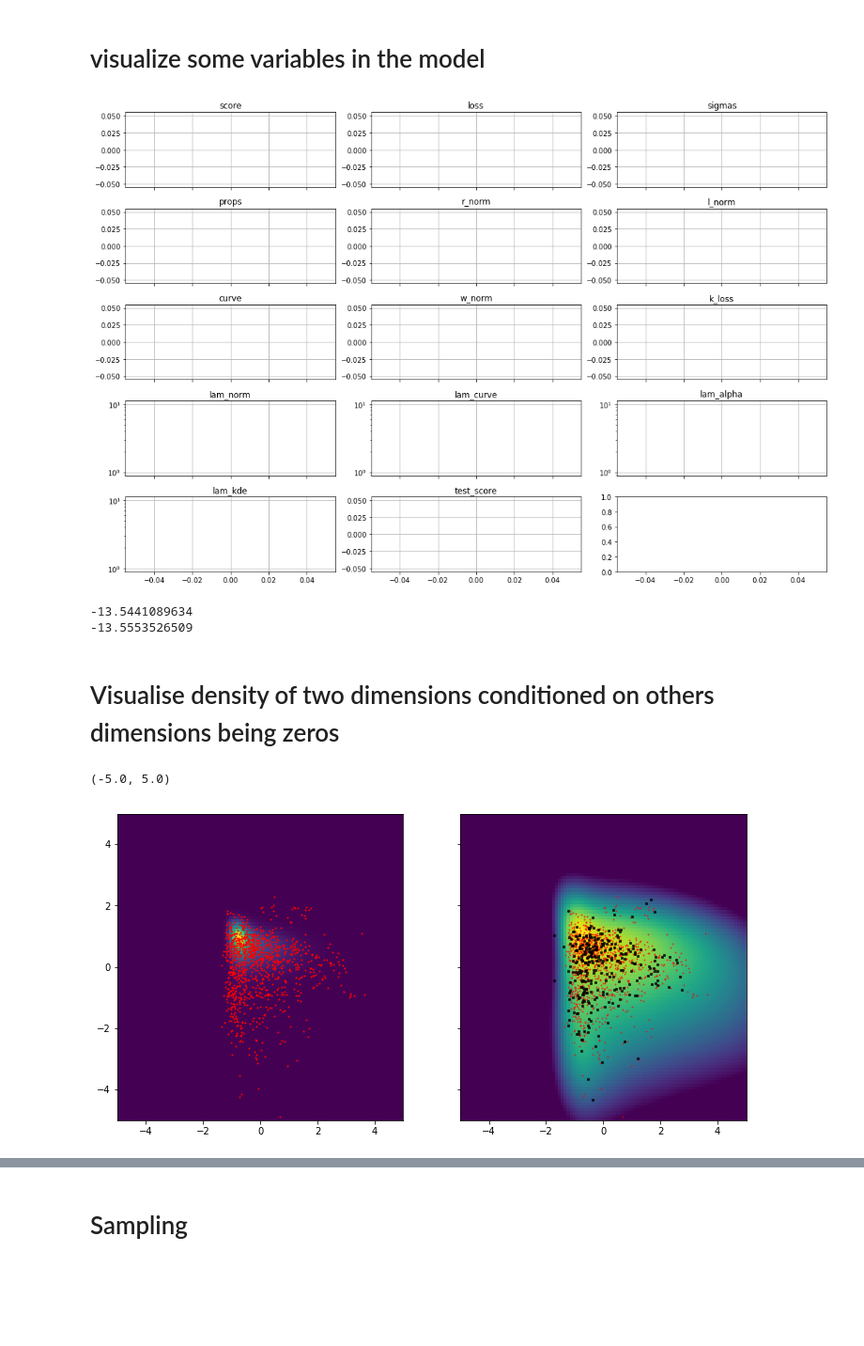
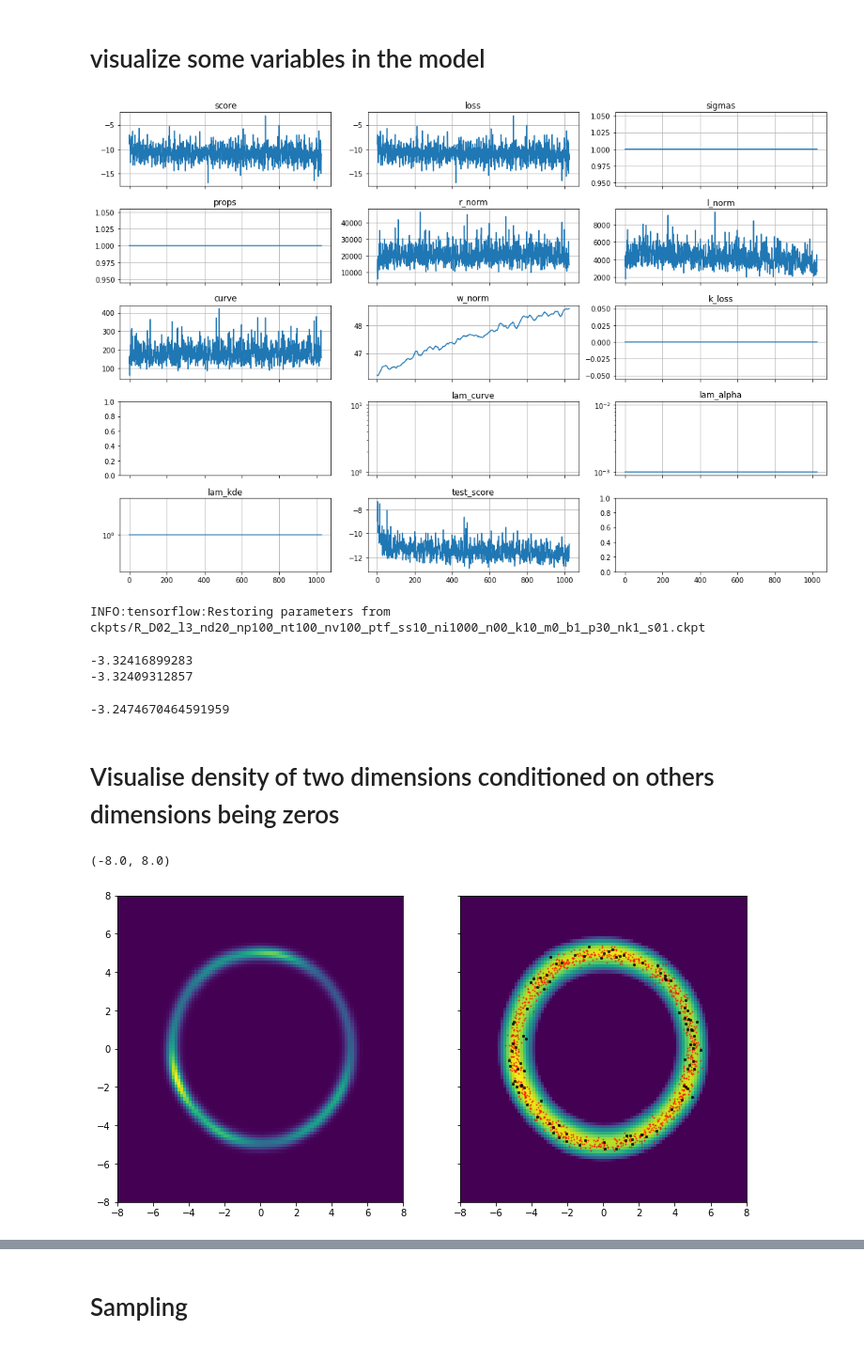
Before and after one commit to kevin-w-li/deep-kexpfam, a Jupyter notebook: training_demo.ipynb, the cells around one changed output, grey strips where cells are left out. Shown at 94% size. Cells and saved outputs as stored; diff of their text form; code cells hidden in the pictures; blank space fills up the shorter version.

```diff
--- a/training_demo.ipynb
+++ b/training_demo.ipynb
@@ -26,15 +26,12 @@ Mapped name None to device cuda: GeForce GTX 1080 Ti (0000:84:00.0)
 # %% [markdown]
 ## Load data
 # %%
-seed = 0
+seed = 1
 noise_std = 0.05
-dname = "redwine"
-p = load_data(dname,D=2,  N=5000, valid_thresh=0.0, noise_std = noise_std, seed=seed, itanh=False, whiten=True)
-#p = load_data("ring",D=2, data_args={"nring":3, "sigma":0.2}, N=5000, valid_thresh=0.0, noise_std = noise_std, seed=seed, itanh=False, whiten=True)
-
-p_clean = load_data(dname,D=2, N =5000, valid_thresh=0.0, noise_std = 0.0, seed=seed, itanh=False, whiten=True)
-p_noise = load_data(dname,D=2, N =5000, valid_thresh=0.0, noise_std = noise_std, seed=seed, itanh=False, whiten=True)
-
+#dname = "funnel"
+#p = load_data("funnel",D=2,  N=5000, valid_thresh=0.0, noise_std = noise_std, seed=seed, itanh=False, whiten=True)
+#p = load_data("spiral",D=2,  N=5000, data_args={"sigma":0.2}, valid_thresh=0.0, noise_std = noise_std, seed=seed, itanh=False, whiten=True)
+p = load_data("ring",D=2, data_args={"nring":1, "sigma":0.2}, N=5000, valid_thresh=0.0, noise_std = noise_std, seed=seed, itanh=False, whiten=True)
 D = p.D
 
 plot_size=8
@@ -48,9 +48,9 @@ ngrid = 100
 # Training the model
 If want to retrain, set `gpu_count=1` if you have a gpu
 # %%
-dl_model = DeepLite(p, npoint=300, nlayer=3, nneuron=20, init_log_lam=-3, points_std=0.0, keep_prob=1.0, init_weight_std=1.0, noise_std=0.0,
-                    points_type="opt", log_lam_weights=-6, step_size=1e-3, mixture_kernel=False, init_log_sigma=np.linspace(0,1,1), base=True,
-                    niter=5000, ntrain=100, nvalid=100, patience=30, seed=seed,gpu_count=0)
-#res = dl_model.fit(niter=5000, ntrain=100, nvalid=100,ntest=500, nbatch=1, patience=30)
-dl_model.load()
+dl_model = DeepLite(p, npoint=100, nlayer=3, nneuron=20, init_log_lam=-3, points_std=0.0, keep_prob=1.0, init_weight_std=1.0, noise_std=0.0,
+                    points_type="fixed", log_lam_weights=-6, step_size=1e-3, mixture_kernel=False, init_log_sigma=np.linspace(0,1,1), base=True,
+                    niter=1000, ntrain=100, nvalid=100, patience=30, seed=seed,gpu_count=1)
+res = dl_model.fit(niter=5000, ntrain=100, nvalid=100,ntest=500, nbatch=1, patience=30)
+#dl_model.load()
 # %% [output]
@@ -64,6 +65,8 @@ axes = axes.flatten()
 res = dl_model.state_hist
 
 for ki, k in  enumerate(res):
+    if k == "lam_norm":
+        continue
     ax = axes[ki]
     ax.plot(res[k])
     ax.set_title(k)
@@ -74,11 +77,13 @@ for ki, k in  enumerate(res):
 
 fig.tight_layout()
 # %% [output]
-[figure, old version]
+[figure, new version]
 # %%
 # final fit of alphas. Better do it on cpu so have to redefine the model (set True) and tell it gpu_count = 0
-#dl_model.set_test(True, 0)
+dl_model.set_test(True, 0)
 dl_model.fit_alpha(5000)
+# %% [output]
+INFO:tensorflow:Restoring parameters from ckpts/R_D02_l3_nd20_np100_nt100_nv100_ptf_ss10_ni1000_n00_k10_m0_b1_p30_nk1_s01.ckpt
 # %%
 # evaluate log likelihood, repeat to see whether reliable
 for i in range(2):
@@ -87,8 +92,12 @@ for i in range(2):
     test_loglik = dl_model.estimate_data_lik(p.test_data, batch_size=p.test_data.shape[0])
     print test_loglik.mean()
 # %% [output]
--13.5441089634
--13.5553526509
+-3.32416899283
+-3.32409312857
+# %%
+p.logpdf_multiple(p.test_data).mean()
+# %% [output]
+-3.2474670464591959
 # %% [markdown]
 # Visualise density of two dimensions conditioned on others dimensions being zeros
 # %%
@@ -107,10 +116,10 @@ def get_grid(r, i, j, cond):
     grid_cond[:,j] = grid[:,1]
     return grid_cond
 # %%
-idx_i, idx_j = 0,2
+idx_i, idx_j = 0,1
 
 ngrid = 100
-eval_grid = np.linspace(-5,5,ngrid)
+eval_grid = np.linspace(-8,8,ngrid)
 
 cond_values = np.zeros(p.D)
 epsilon = 1.5
@@ -131,37 +140,37 @@ gint = 5
 
 
 fig, axes = plt.subplots(1,2, figsize=(12,6), sharex=True, sharey=True)
 
 ax = axes[0]
 
 logpdf = fv.copy() - fv.max()
 pdf = np.exp(logpdf - logpdf.max())
 pdf /= pdf.sum()
 ax.pcolor(eval_grid, eval_grid, pdf.reshape(ngrid, ngrid))
-ax.scatter(p.data[:1000,idx_i], p.data[:1000,idx_j], 1, color="r", alpha=0.9)
+#ax.scatter(p.data[:1000,idx_i], p.data[:1000,idx_j], 1, color="r", alpha=0.9)
 
 
 ax = axes[1]
 points_val = dl_model.sess.run(dl_model.points)
-ax.pcolor(eval_grid, eval_grid, logpdf.reshape(ngrid, ngrid), vmin=-20)
+ax.pcolor(eval_grid, eval_grid, logpdf.reshape(ngrid, ngrid), vmin=-10)
 ax.scatter(p.data[:1000,idx_i], p.data[:1000,idx_j], 1, color="r", alpha=0.5)
 ax.scatter(points_val[:1000,idx_i], points_val[:1000,idx_j], 5, color="k", alpha=0.8, vmin=1, marker="x")
 #ax.quiver(eval_grid[::gint], eval_grid[::gint], gv[::gint,::gint,0], gv[::gint,::gint,1], scale=500)
 
 dim = range(p.D)
 dim.remove(idx_i)
 dim.remove(idx_j)
 #idx_in_range = np.all( (p.test_data[:,dim]<cond_values[dim]+epsilon) &  (p.test_data[:,dim]>cond_values[dim]-epsilon), axis=1)
 #data_in_range = p.test_data[idx_in_range]
 
 #plt.scatter(data_in_range[:,i], data_in_range[:,j], 15, color="b")
 
 ax.set_xlim(eval_grid.min(),eval_grid.max())
 
 ax.set_ylim(eval_grid.min(),eval_grid.max())
 # %% [output]
-(-5.0, 5.0)
+(-8.0, 8.0)
-[figure, old version]
+[figure, new version]
 # %%
 # Visualize kernel
 # %%
```
Also changed, not shown: parts of 9 cells of this notebook, 8 other files.
